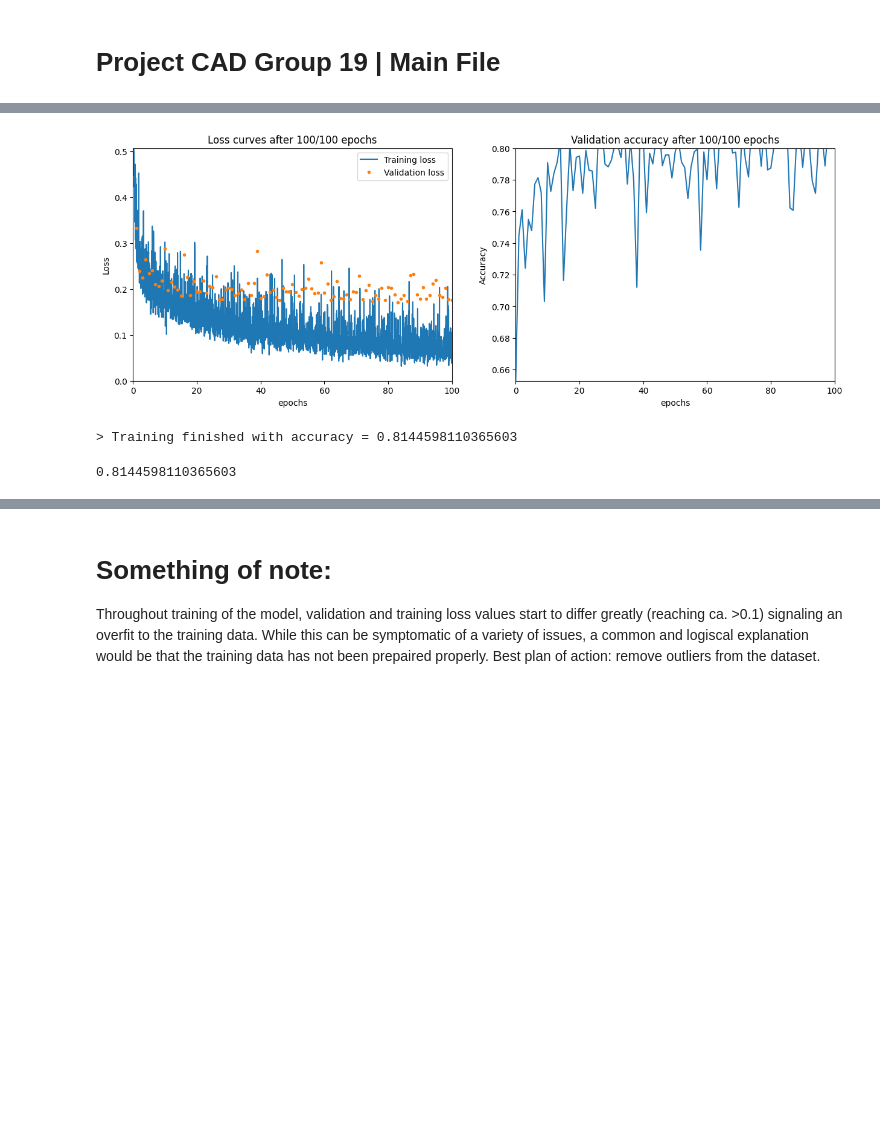
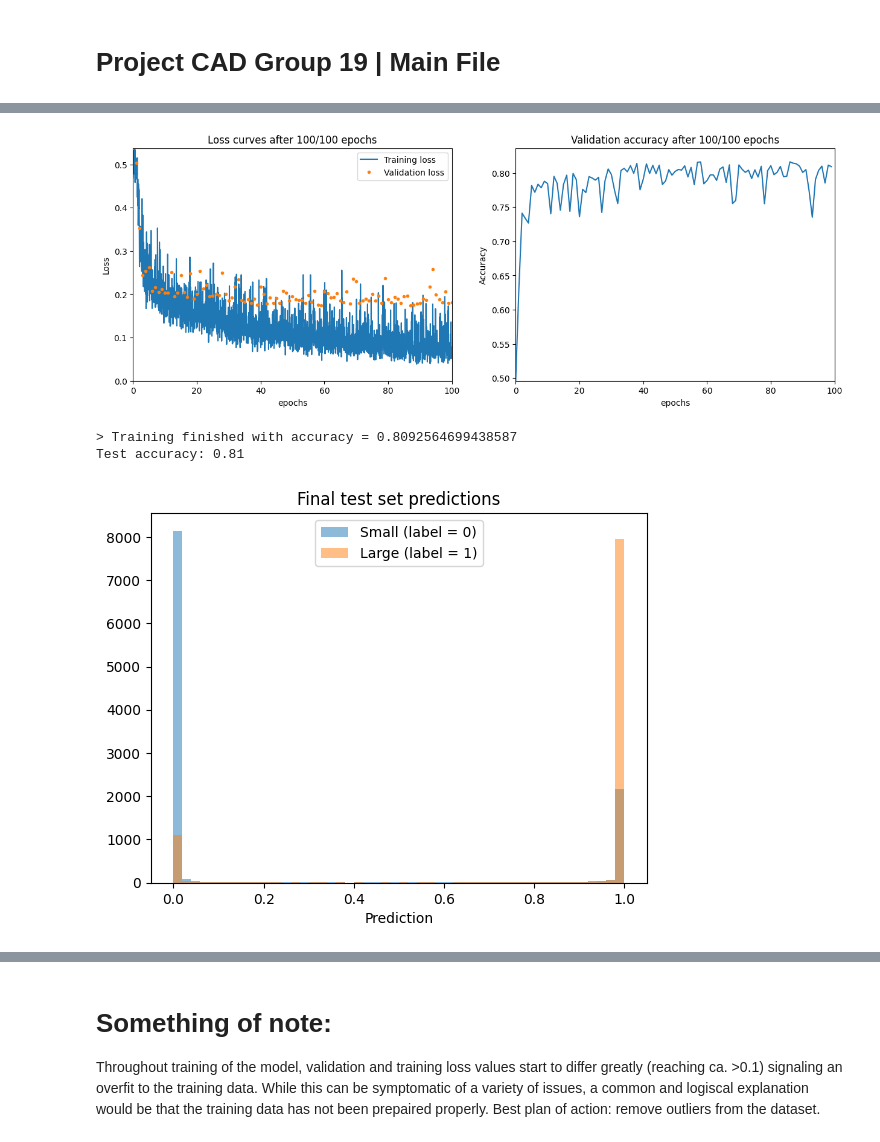
Before and after one commit to QM-L/project-cad-group19, a Jupyter notebook: docs/source/reader/main.ipynb, the cells around one changed output, grey strips where cells are left out. Drawn from its saved outputs; the diff is of its cells as text; code cells hidden in the pictures; blank space fills up the shorter version.

```diff
--- a/docs/source/reader/main.ipynb
+++ b/docs/source/reader/main.ipynb
@@ -42,19 +42,23 @@ Best parameters: {'learning_rate': 0.020372262205922365, 'batch_size': 465, 'hid
 # %%
 # previously found best parameters using above code,
-# with search validation accuracy (epoch 10): 0.7928248664932219,
-# full validation accuracy (epoch 100): 0.8077502396275503:
+# with search validation accuracy (epoch 10): ca. 0.793,
+# full validation accuracy (epoch 100): ca. 0.807:
 learning_rate = 0.0204
 batch_size = 465
 hidden_features = 1526
 
 nuclei_class_nn = cad_project.Training()
 nuclei_class_nn.data_preprocessing()
 #nuclei_class_nn.define_shapes(0.005, 256, 1000)
 nuclei_class_nn.define_shapes(learning_rate,batch_size,hidden_features)
 
 # start training
 nuclei_class_nn.launch_training(100,True)
+
+# Results of NN training
+nuclei_class_nn.pass_on_test_set()
 # %% [output]
-[figure, old version]
+[figure, new version]
-> Training finished with accuracy = 0.8144598110365603
+> Training finished with accuracy = 0.8092564699438587
+Test accuracy: 0.81
-0.8144598110365603
+[figure, added]
```
Also changed, not shown: parts of 2 cells of this notebook, 1 other file.
